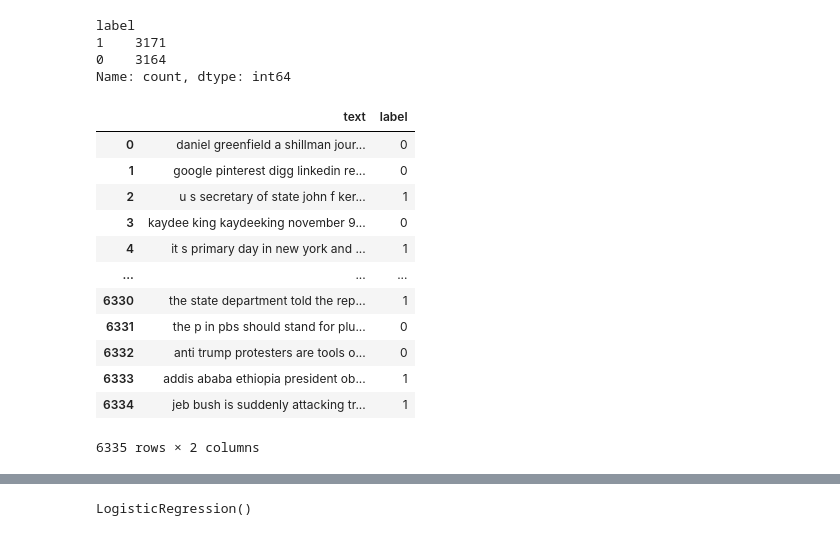
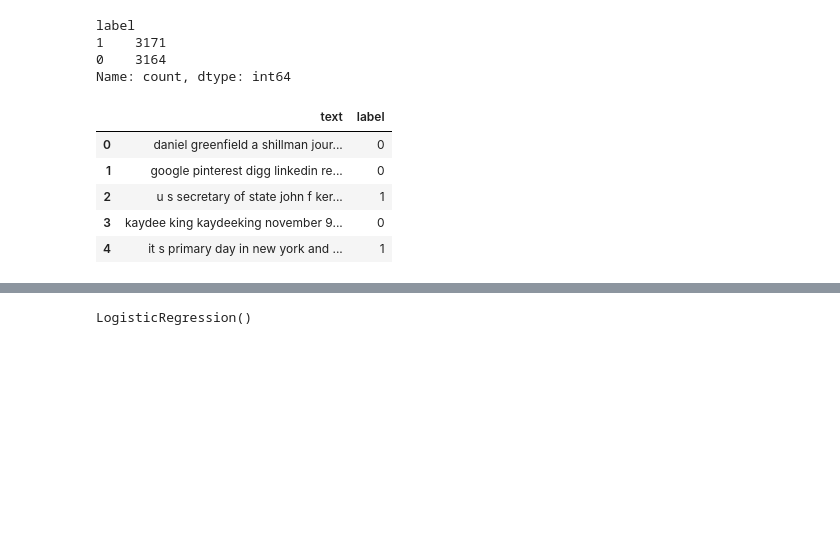
Before and after one commit to PrinciaFernandes/CognoRise-Infotech, a Jupyter notebook: fake news prediction.ipynb, the cells around one changed output, grey strips where cells are left out. Drawn from its saved outputs; the diff is of its cells as text; code cells hidden in the pictures; blank space fills up the shorter version.

```diff
--- a/fake news prediction.ipynb
+++ b/fake news prediction.ipynb
@@ -14,4 +16,4 @@ data.head()
 | 3 | 10142 | Bernie supporters on Twitter erup... | — Kaydee King (@KaydeeKing) Novem... | FAKE |
 | 4 | 875 | The Battle of New York: Why This ... | It's primary day in New York and ... | REAL |
 # %%
-data.label.replace(['FAKE','REAL'],[0,1],inplace=True)
+data['label'].replace(['FAKE','REAL'],[0,1],inplace=True)
@@ -59,18 +69,11 @@ def wordopt(text):
 # %%
 data_news['text']=data_news['text'].apply(wordopt)
 # %%
-data_news
+data_news.head()
 # %% [output]
 |  | text | label |
 | 0 | daniel greenfield a shillman jour... | 0 |
 | 1 | google pinterest digg linkedin re... | 0 |
 | 2 | u s secretary of state john f ker... | 1 |
 | 3 | kaydee king kaydeeking november 9... | 0 |
 | 4 | it s primary day in new york and ... | 1 |
-| ... | ... | ... |
-| 6330 | the state department told the rep... | 1 |
-| 6331 | the p in pbs should stand for plu... | 0 |
-| 6332 | anti trump protesters are tools o... | 0 |
-| 6333 | addis ababa ethiopia president ob... | 1 |
-| 6334 | jeb bush is suddenly attacking tr... | 1 |
-6335 rows × 2 columns
```
Also changed, not shown: parts of 21 cells of this notebook.
